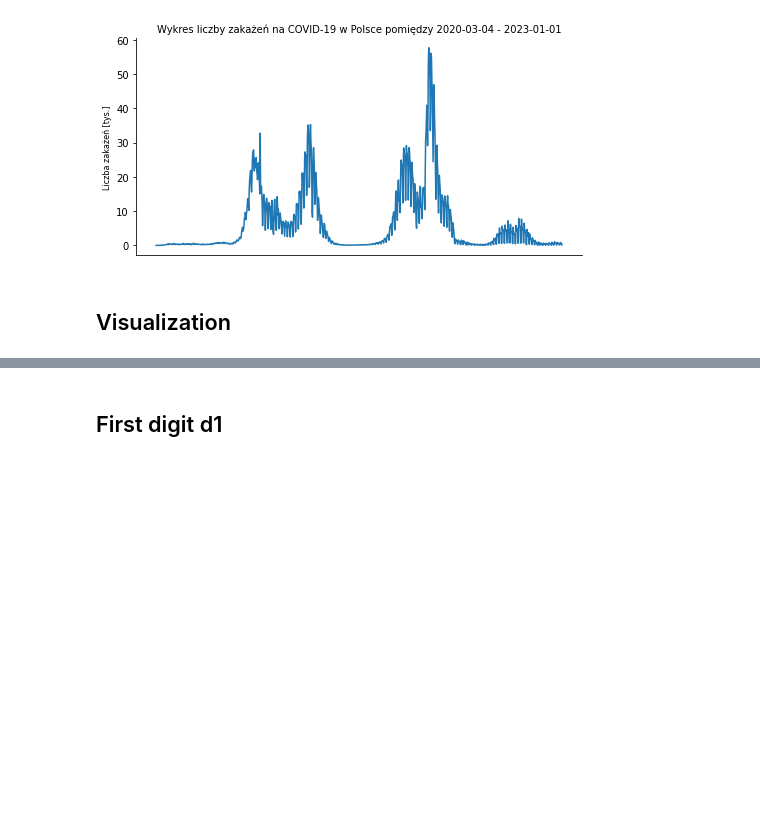
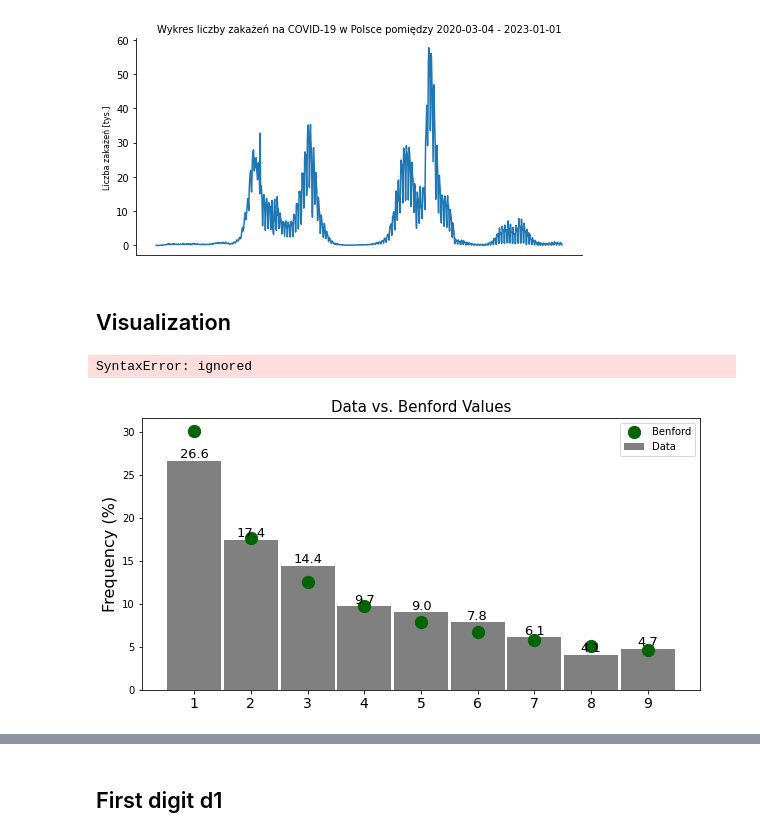
Before and after one commit to antoniperuzynski/BenfordsLaw, a Jupyter notebook: Benford_Law.ipynb, the cells around one changed output, grey strips where cells are left out. Saved outputs shown, nothing was run; the diff lists cells and outputs as text; code cells hidden in the pictures; blank space fills up the shorter version.

```diff
--- a/Benford_Law.ipynb
+++ b/Benford_Law.ipynb
@@ -332,3 +329,41 @@ def first_digit_chart(empirical_frequency, theoretical_frequency, title):
 
     plt.show()
     return plt
+# %%
+  def bar_chart(data_pct, BENFORD):
+# %% [output]
+SyntaxError: ignored
+# %%
+def first_digit_chart_dots(empirical_frequency, theoretical_frequency, title):
+
+    """Make bar chart of observed vs expected 1st digit frequency in percent."""
+
+    fig, ax = plt.subplots(figsize = (10,5))
+    index = [i + 1 for i in range(len(empirical_frequency))]  # 1st digits for x-axis
+    # text for labels, title and ticks
+
+    fig.canvas.set_window_title('Percentage First Digits')
+    ax.set_title('Data vs. Benford Values', fontsize=15)
+    ax.set_ylabel('Frequency (%)', fontsize=16)
+    ax.set_xticks(index)
+    ax.set_xticklabels(index, fontsize=14)
+
+    # build bars
+    rects = ax.bar(index, empirical_frequency, width=0.95, color='gray', label='Data')
+
+    # attach a text label above each bar displaying its height
+    for rect in rects:
+        height = rect.get_height()
+        ax.text(rect.get_x() + rect.get_width()/2, height, '{:0.1f}'.format(height), ha='center', va='bottom', fontsize=13)
+
+    # plot Benford values as red dots
+    ax.scatter(index, theoretical_frequency, s=150, c='darkgreen', zorder=2, label='Benford')
+    # Hide the right and top spines & add legend
+    ax.spines['right'].set_visible(True)
+    ax.spines['top'].set_visible(True)
+    ax.legend(prop={'size':10}, frameon=True)
+    plt.show()
+# %%
+first_digit_chart_dots(np.array(empirical_frequency)*100, np.array(theoretical_1st_number)*100, "First digit for Poland")
+# %% [output]
+[figure, added]
```
Also changed, not shown: parts of 9 cells of this notebook.
